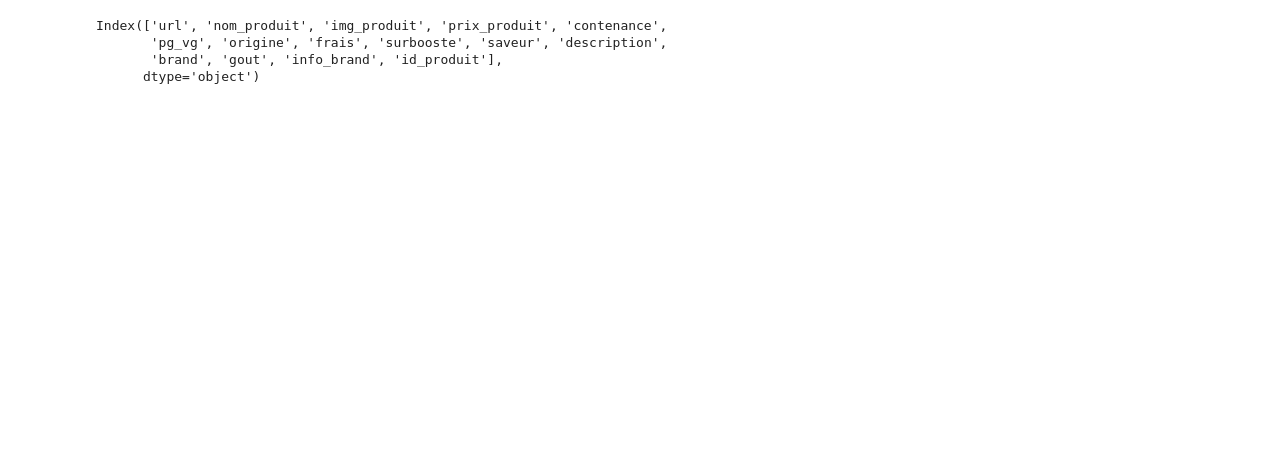
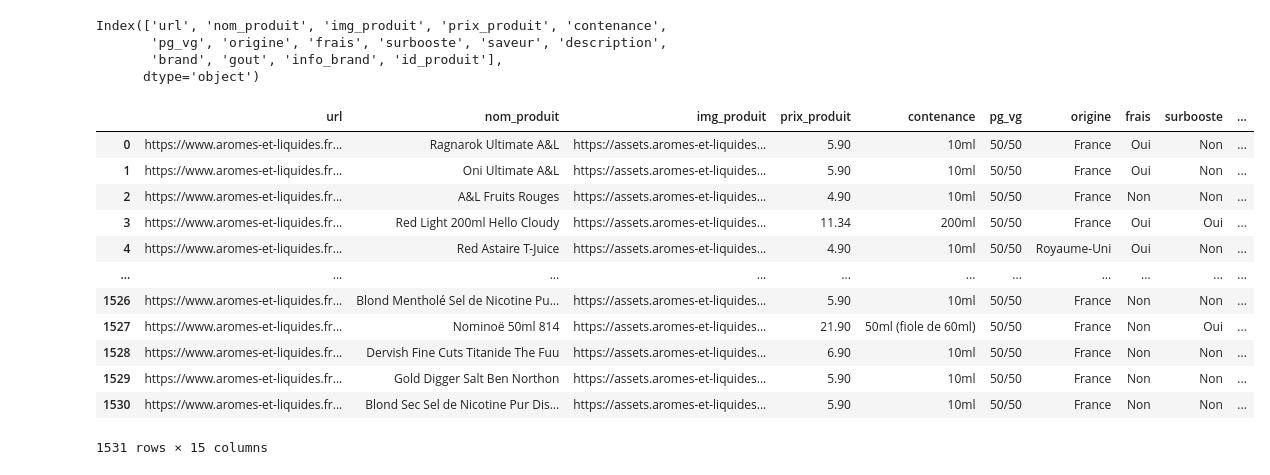
Before and after one commit to AntoanetaStoyanova/APP_PRODUCT_RECOMMENDATION, a Jupyter notebook: RGBD/tables.ipynb, the cells around one changed output. Drawn from its saved outputs; the diff is of its cells as text; code cells hidden in the pictures; blank space fills up the shorter version.

```diff
--- a/RGBD/tables.ipynb
+++ b/RGBD/tables.ipynb
@@ -268,3 +317,20 @@ Index(['url', 'nom_produit', 'img_produit', 'prix_produit', 'contenance',
 import csv  # Assurez-vous d'importer le module csv
 
 df_table.to_csv('../RGBD/table_produits/produits.csv', header=df_table.columns, index=False, encoding='utf-8', quotechar='"', quoting=csv.QUOTE_MINIMAL)
+# %%
+df = pd.read_csv("table_produits/produits.csv")
+df
+# %% [output]
+|  | url | nom_produit | img_produit | prix_produit | contenance | pg_vg | origine | frais | surbooste | ... |
+| 0 | https://www.aromes-et-liquides.fr... | Ragnarok Ultimate A&L | https://assets.aromes-et-liquides... | 5.90 | 10ml | 50/50 | France | Oui | Non | ... |
+| 1 | https://www.aromes-et-liquides.fr... | Oni Ultimate A&L | https://assets.aromes-et-liquides... | 5.90 | 10ml | 50/50 | France | Oui | Non | ... |
+| 2 | https://www.aromes-et-liquides.fr... | A&L Fruits Rouges | https://assets.aromes-et-liquides... | 4.90 | 10ml | 50/50 | France | Non | Non | ... |
+| 3 | https://www.aromes-et-liquides.fr... | Red Light 200ml Hello Cloudy | https://assets.aromes-et-liquides... | 11.34 | 200ml | 50/50 | France | Oui | Oui | ... |
+| 4 | https://www.aromes-et-liquides.fr... | Red Astaire T-Juice | https://assets.aromes-et-liquides... | 4.90 | 10ml | 50/50 | Royaume-Uni | Oui | Non | ... |
+| ... | ... | ... | ... | ... | ... | ... | ... | ... | ... | ... |
+| 1526 | https://www.aromes-et-liquides.fr... | Blond Mentholé Sel de Nicotine Pu... | https://assets.aromes-et-liquides... | 5.90 | 10ml | 50/50 | France | Non | Non | ... |
+| 1527 | https://www.aromes-et-liquides.fr... | Nominoë 50ml 814 | https://assets.aromes-et-liquides... | 21.90 | 50ml (fiole de 60ml) | 50/50 | France | Non | Oui | ... |
+| 1528 | https://www.aromes-et-liquides.fr... | Dervish Fine Cuts Titanide The Fuu | https://assets.aromes-et-liquides... | 6.90 | 10ml | 50/50 | France | Non | Non | ... |
+| 1529 | https://www.aromes-et-liquides.fr... | Gold Digger Salt Ben Northon | https://assets.aromes-et-liquides... | 5.90 | 10ml | 50/50 | France | Non | Non | ... |
+| 1530 | https://www.aromes-et-liquides.fr... | Blond Sec Sel de Nicotine Pur Dis... | https://assets.aromes-et-liquides... | 5.90 | 10ml | 50/50 | France | Non | Non | ... |
+1531 rows × 15 columns
```
Also changed, not shown: parts of 6 cells of this notebook, 29 other files.
